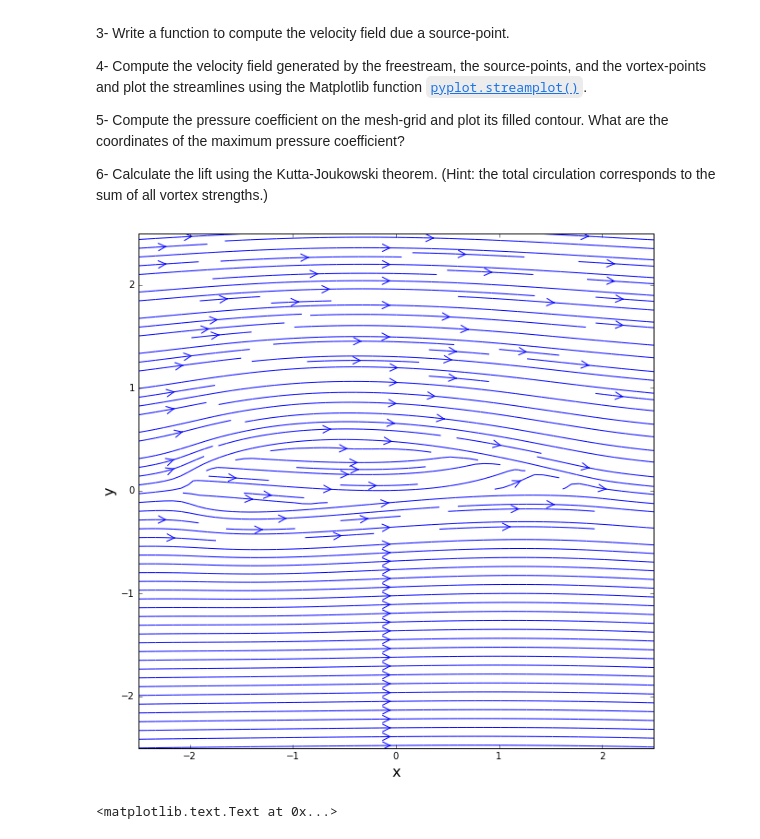
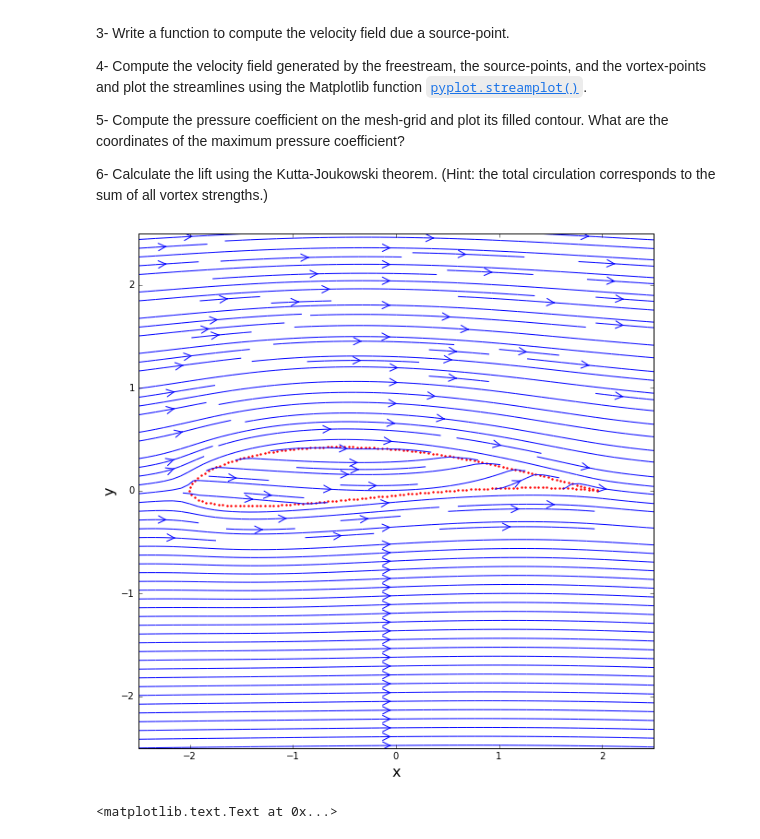
Before and after one commit to Dmphelps89/MAE6226-1, a Jupyter notebook: midterm/midterm.ipynb, the cells around one changed output. Drawn from its saved outputs; the diff is of its cells as text; code cells hidden in the pictures.

```diff
--- a/midterm/midterm.ipynb
+++ b/midterm/midterm.ipynb
@@ -651,34 +650,35 @@ def get_stream_function(strength, xs, ys, X, Y):
     return psi
 
 u_source1, v_source1, psi_source1= 0, 0, 0
 
 for i in range(len(x_source)):
     u_source2,v_source2 = get_velocity(source_str[i],x_source[i],y_source[i],X1,Y1)
     psi_source2 = get_stream_function(source_str[i],x_source[i],y_source[i],X1,Y1)
     u_vortex, v_vortex = get_velocity_vortex(vortex_str[i],x_source[i],y_source[i],X1,Y1)
     psi_vortex = get_stream_function_vortex(vortex_str[i],x_source[i],y_source[i],X1,Y1)
     u_source1 = u_source2+u_source1+u_vortex
     v_source1 = v_source2+v_source1+v_vortex
     psi_source1 = psi_source2+psi_source1+psi_vortex
 
 
 u_freestream1 = u_inf * numpy.ones((NN, NN))
 v_freestream1 = numpy.zeros((NN, NN))
 psi_freestream1 = u_inf * Y1
 
 uu = u_freestream1 + u_source1
 vv = v_freestream1 + v_source1
 psipsi = psi_freestream1 + psi_source1
 
 size = 10
 pyplot.figure(figsize=(size, (y_end-y_start)/(x_end-x_start)*size))
 pyplot.xlabel('x', fontsize=16)
 pyplot.ylabel('y', fontsize=16)
 pyplot.xlim(x_start, x_end)
 pyplot.ylim(y_start, y_end)
+pyplot.scatter(x_source, y_source, color='r', s=2)
 pyplot.streamplot(X1, Y1, uu, vv, density=2, linewidth=1, arrowsize=2, arrowstyle='->');
 # %% [output]
-[figure, old version]
+[figure, new version]
 # %%
 # Use this cell to provide the rest of the code.
 cpp = 1.0 - (uu**2+vv**2)/u_inf**2
```
Also changed, not shown: parts of 6 cells of this notebook.
